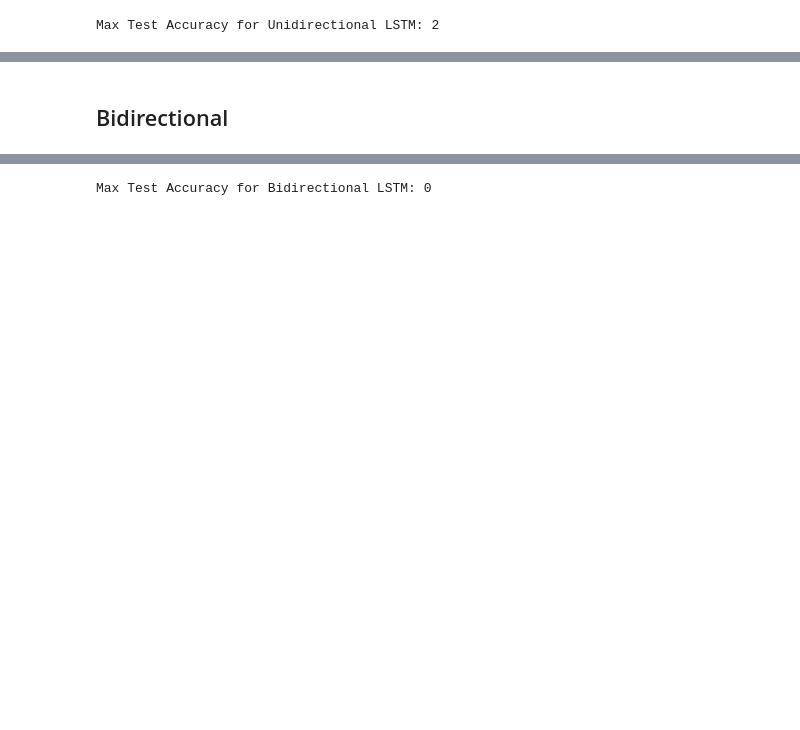
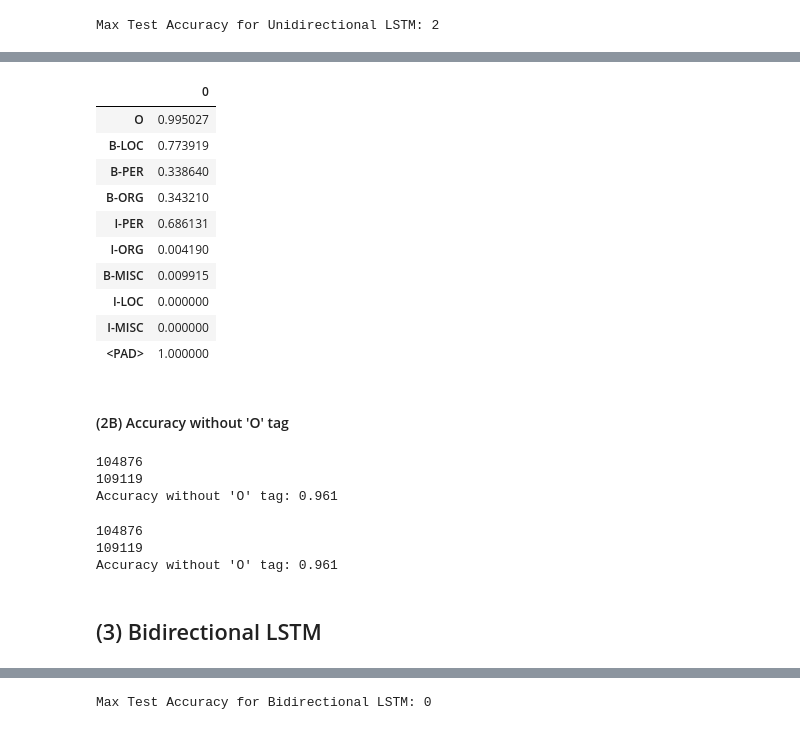
Before and after one commit to ngupta23/ds7337_nlp, a Jupyter notebook: Homework/NGupta_homework4.ipynb, the cells around one changed output, grey strips where cells are left out. Saved outputs shown, nothing was run; the diff lists cells and outputs as text; code cells hidden in the pictures; blank space fills up the shorter version.

```diff
--- a/Homework/NGupta_homework4.ipynb
+++ b/Homework/NGupta_homework4.ipynb
@@ -879,6 +820,6 @@ print(f"Max Test Accuracy for Unidirectional LSTM: {max_idx_uni}")
 Max Test Accuracy for Unidirectional LSTM: 2
 # %%
 predictions_prob_uni = models[max_idx_uni].predict(X_tests_encoded[max_idx_uni])
-predictions_uni = tf.argmax(input=predictions_prob_uni, axis=2)
+predictions_uni = np.argmax(predictions_prob_uni, axis=-1)
 predictions_uni
 # %% [output]
@@ -965,0 +869,4 @@ accuracy_ignoring_O
+# %%
+### Flatten the results
+actual_uni_flat =  [actual for sent in actual_uni for actual in sent]
+pred_uni_flat =  [pred for sent in predictions_uni for pred in sent]
@@ -965,0 +904,4 @@ accuracy_ignoring_O
+# %%
+# https://stackoverflow.com/questions/39770376/scikit-learn-get-accuracy-scores-for-each-class
+cm = confusion_matrix(actual_uni_flat, pred_uni_flat) #Get the confusion matrix
+cm
@@ -966,5 +929,46 @@ accuracy_ignoring_O
+# %%
+accuracy = cm.diagonal()/cm.sum(axis=1) #This gives the accuracy of each class
+accuracy_df = pd.DataFrame(accuracy, index = list(label_index.keys()))
+accuracy_df
+# %% [output]
+|  | 0 |
+| O | 0.995027 |
+| B-LOC | 0.773919 |
+| B-PER | 0.338640 |
+| B-ORG | 0.343210 |
+| I-PER | 0.686131 |
+| I-ORG | 0.004190 |
+| B-MISC | 0.009915 |
+| I-LOC | 0.000000 |
+| I-MISC | 0.000000 |
+| <PAD> | 1.000000 |
+# %% [markdown]
+#### (2B) Accuracy without 'O' tag
+# %%
+# Method 1: Using Masking approach
+mask = [True if item != label_index.get('O') else False for item in actual_uni_flat] # True if label is not = 'O'
+true = [True if actual == prediction else False for actual, prediction in zip(actual_uni_flat, pred_uni_flat)]
+masked_true = [true_val * mask_val for true_val, mask_val in zip(true, mask)]
+accuracy_without_tag = sum(masked_true)/sum(mask)
+print(sum(masked_true))
+print(sum(mask))
+print(f"Accuracy without 'O' tag: {round(accuracy_without_tag, 3)}")
+# %% [output]
+104876
+109119
+Accuracy without 'O' tag: 0.961
+# %%
+# Method 2: Using Confusion Matrix Approach
+print(sum(cm.diagonal()[1:])) # Exclusing the entry for the 'O' tag which is index 0
+print(np.sum(cm[1:])) # Exclusing the entries for the 'O' tag which is row 0
+accuracy_without_O = sum(cm.diagonal()[1:])/np.sum(cm[1:])
+print(f"Accuracy without 'O' tag: {round(accuracy_without_O,3)}")
+# %% [output]
+104876
+109119
+Accuracy without 'O' tag: 0.961
 # %% [markdown]
-## Bidirectional
+## (3) Bidirectional LSTM
 # %%
 # Random Grid Search
 np.random.seed(42)
```
Also changed, not shown: parts of 101 cells of this notebook.
